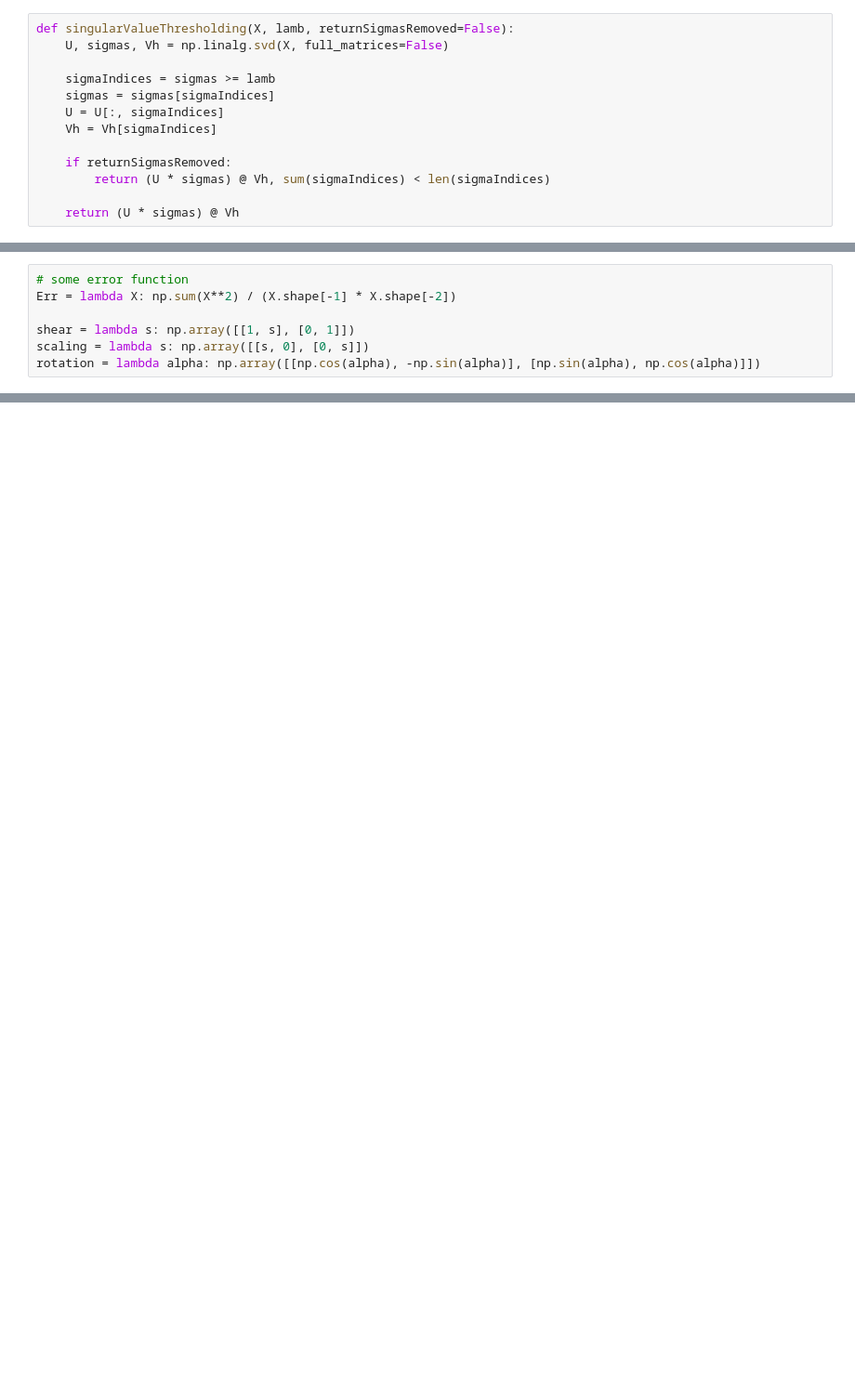
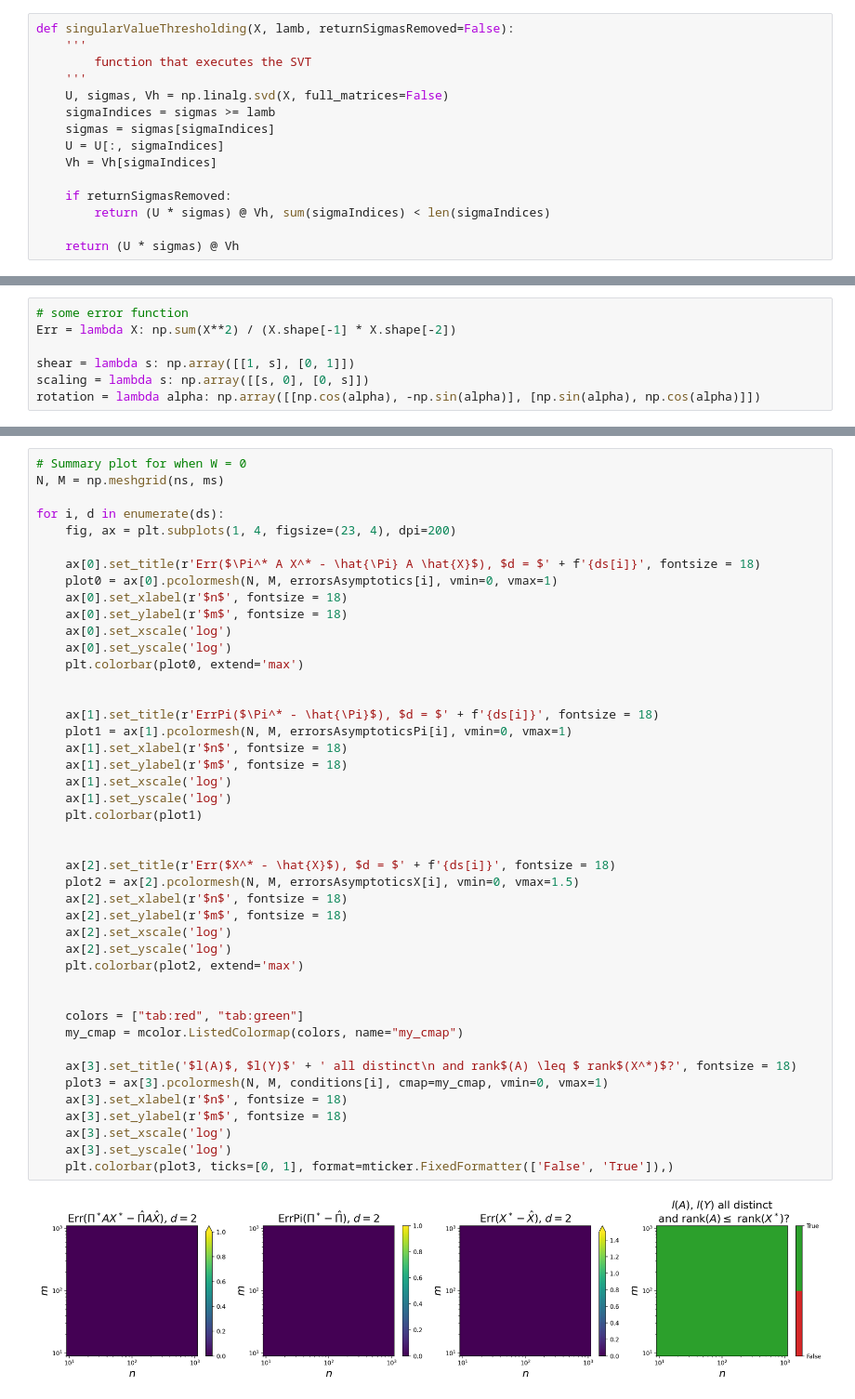
Before and after one commit to ju5chi/Denoising-Linear-Models-with-Permuted-Data, a Jupyter notebook: LevSort.ipynb, the cells around one changed output, grey strips where cells are left out. Shown at 93% size. Saved outputs shown, nothing was run; the diff lists cells and outputs as text; blank space fills up the shorter version.

```diff
--- a/LevSort.ipynb
+++ b/LevSort.ipynb
@@ -83,8 +89,10 @@ def LevSort(denoisedY, A, returnLevScores=False):
     return Pihat, Xhat
 # %%
 def singularValueThresholding(X, lamb, returnSigmasRemoved=False):
+    '''
+        function that executes the SVT
+    '''
     U, sigmas, Vh = np.linalg.svd(X, full_matrices=False)
-
     sigmaIndices = sigmas >= lamb
     sigmas = sigmas[sigmaIndices]
     U = U[:, sigmaIndices]
@@ -411,0 +357,46 @@ for i, d in enumerate(ds):
+# %%
+# Summary plot for when W = 0
+N, M = np.meshgrid(ns, ms)
+
+for i, d in enumerate(ds):
+    fig, ax = plt.subplots(1, 4, figsize=(23, 4), dpi=200)
+
+    ax[0].set_title(r'Err($\Pi^* A X^* - \hat{\Pi} A \hat{X}$), $d = $' + f'{ds[i]}', fontsize = 18)
+    plot0 = ax[0].pcolormesh(N, M, errorsAsymptotics[i], vmin=0, vmax=1)
+    ax[0].set_xlabel(r'$n$', fontsize = 18)
+    ax[0].set_ylabel(r'$m$', fontsize = 18)
+    ax[0].set_xscale('log')
+    ax[0].set_yscale('log')
+    plt.colorbar(plot0, extend='max')
+
+
+    ax[1].set_title(r'ErrPi($\Pi^* - \hat{\Pi}$), $d = $' + f'{ds[i]}', fontsize = 18)
+    plot1 = ax[1].pcolormesh(N, M, errorsAsymptoticsPi[i], vmin=0, vmax=1)
+    ax[1].set_xlabel(r'$n$', fontsize = 18)
+    ax[1].set_ylabel(r'$m$', fontsize = 18)
+    ax[1].set_xscale('log')
+    ax[1].set_yscale('log')
+    plt.colorbar(plot1)
+
+
+    ax[2].set_title(r'Err($X^* - \hat{X}$), $d = $' + f'{ds[i]}', fontsize = 18)
+    plot2 = ax[2].pcolormesh(N, M, errorsAsymptoticsX[i], vmin=0, vmax=1.5)
+    ax[2].set_xlabel(r'$n$', fontsize = 18)
+    ax[2].set_ylabel(r'$m$', fontsize = 18)
+    ax[2].set_xscale('log')
+    ax[2].set_yscale('log')
+    plt.colorbar(plot2, extend='max')
+
+
+    colors = ["tab:red", "tab:green"]
+    my_cmap = mcolor.ListedColormap(colors, name="my_cmap")
+
+    ax[3].set_title('$l(A)$, $l(Y)$' + ' all distinct\n and rank$(A) \leq $ rank$(X^*)$?', fontsize = 18)
+    plot3 = ax[3].pcolormesh(N, M, conditions[i], cmap=my_cmap, vmin=0, vmax=1)
+    ax[3].set_xlabel(r'$n$', fontsize = 18)
+    ax[3].set_ylabel(r'$m$', fontsize = 18)
+    ax[3].set_xscale('log')
+    ax[3].set_yscale('log')
+    plt.colorbar(plot3, ticks=[0, 1], format=mticker.FixedFormatter(['False', 'True']),)
+# %% [output]
+[figure, added]
```
Also changed, not shown: parts of 17 cells of this notebook, 2 other files.
